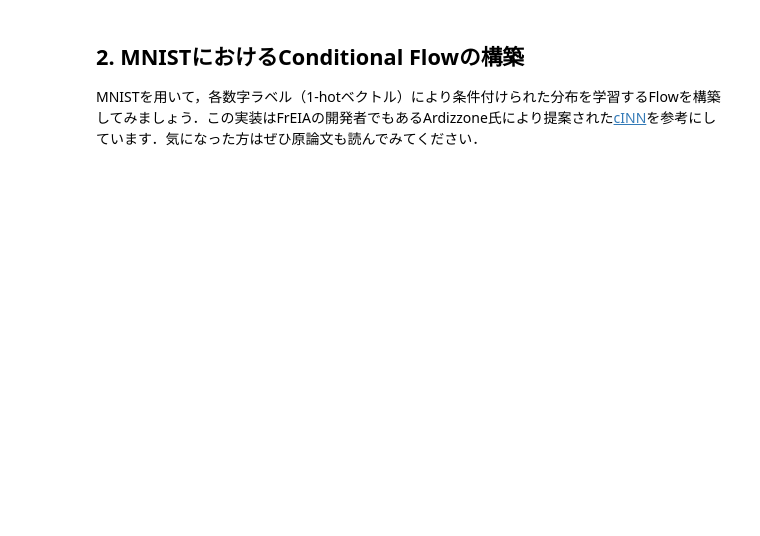
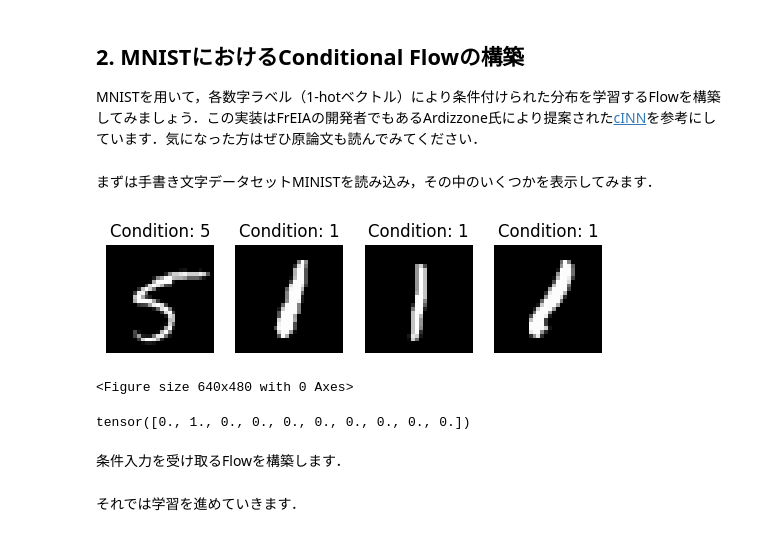
Before and after one commit to TSTB-dev/Flows, a Jupyter notebook: tutorial.ipynb, the cells around one changed output. Drawn from its saved outputs; the diff is of its cells as text; code cells hidden in the pictures; blank space fills up the shorter version.

```diff
--- a/tutorial.ipynb
+++ b/tutorial.ipynb
@@ -125,3 +125,28 @@ plt.show()
 ## 2. MNISTにおけるConditional Flowの構築
 
 MNISTを用いて，各数字ラベル（1-hotベクトル）により条件付けられた分布を学習するFlowを構築してみましょう．この実装はFrEIAの開発者でもあるArdizzone氏により提案された[cINN](https://arxiv.org/abs/1907.02392)を参考にしています．気になった方はぜひ原論文も読んでみてください．
+# %% [markdown]
+まずは手書き文字データセットMINISTを読み込み，その中のいくつかを表示してみます．
+# %%
+from torchvision.datasets import MNIST
+from torchvision.transforms import ToTensor
+
+mnist_dataset = MNIST(root='./data', download=True, transform=ToTensor())
+dataloader = torch.utils.data.DataLoader(mnist_dataset, batch_size=32, shuffle=True)
+# %%
+batch = next(iter(dataloader))
+img_batch = batch[0]
+label_batch = batch[1]
+# %%
+fig, ax = plt.subplots(1, 4)
+for idx in range(4):
+    img, label = img_batch[idx], label_batch[idx]
+    img = img.permute([1, 2, 0])
+    ax[idx].imshow(img, cmap='gray')
+    ax[idx].set_title(f'Condition: {label}')
+    ax[idx].set_axis_off()
+plt.show()
+plt.tight_layout()
+# %% [output]
+[figure, added]
+<Figure size 640x480 with 0 Axes>
@@ -127,0 +177,7 @@ MNISTを用いて，各数字ラベル（1-hotベクトル）により条件付
+# %%
+label_batch = next(iter(dataloader))[1]
+label_batch[0]
+# %% [output]
+tensor([0., 1., 0., 0., 0., 0., 0., 0., 0., 0.])
+# %% [markdown]
+条件入力を受け取るFlowを構築します．
@@ -127,0 +208,2 @@ MNISTを用いて，各数字ラベル（1-hotベクトル）により条件付
+# %% [markdown]
+それでは学習を進めていきます．
```
Also changed, not shown: parts of 11 cells of this notebook, 2 other files.
